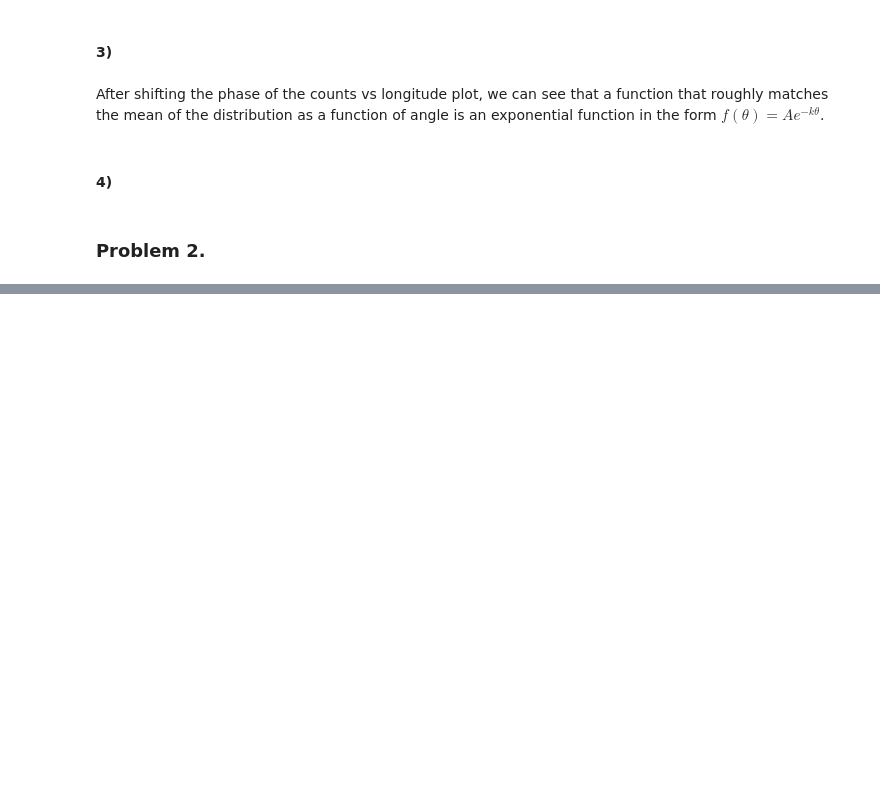
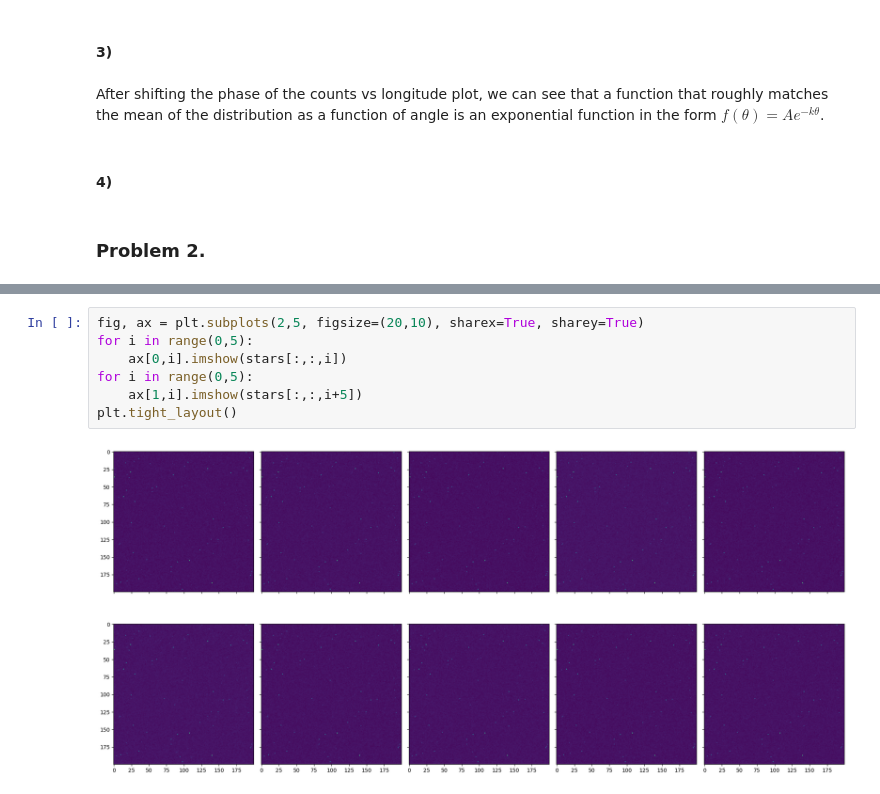
Before and after one commit to pgwart/PHYS434, a Jupyter notebook: lab4.ipynb, the cells around one changed output, grey strips where cells are left out. Drawn from its saved outputs; the diff is of its cells as text; blank space fills up the shorter version.

```diff
--- a/lab4.ipynb
+++ b/lab4.ipynb
@@ -88,0 +112,9 @@ stars
+# %%
+fig, ax = plt.subplots(2,5, figsize=(20,10), sharex=True, sharey=True)
+for i in range(0,5):
+    ax[0,i].imshow(stars[:,:,i])
+for i in range(0,5):
+    ax[1,i].imshow(stars[:,:,i+5])
+plt.tight_layout()
+# %% [output]
+[figure, added]
```
Also changed, not shown: parts of 16 cells of this notebook.
